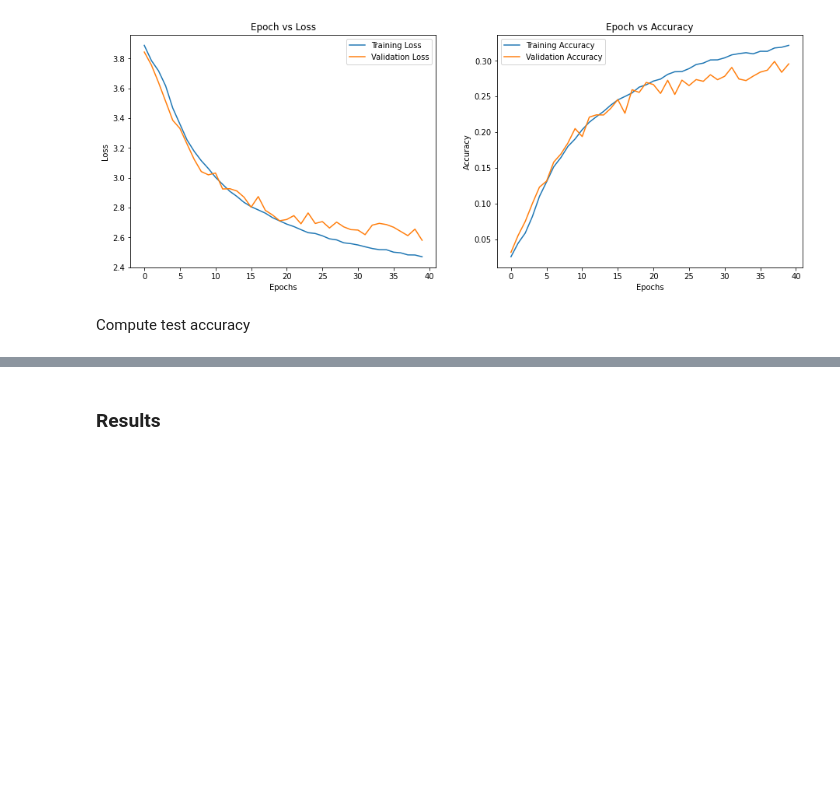
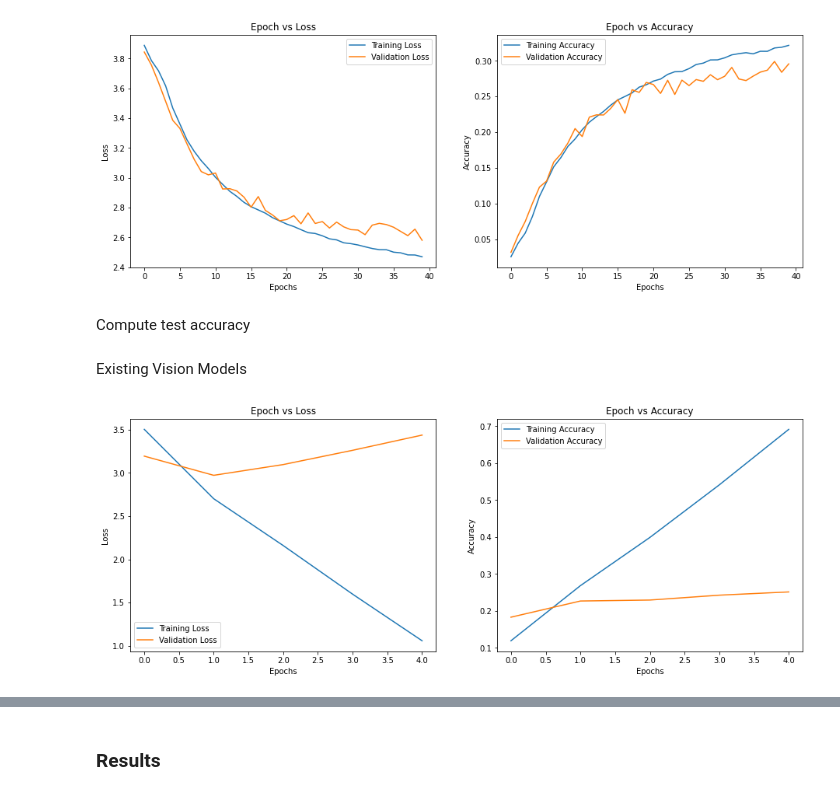
Before and after one commit to osimon8/GeoGuessrGuessr, a Jupyter notebook: notebook.ipynb, the cells around one changed output, grey strips where cells are left out. Drawn from its saved outputs; the diff is of its cells as text; code cells hidden in the pictures; blank space fills up the shorter version.

```diff
--- a/notebook.ipynb
+++ b/notebook.ipynb
@@ -598,3 +598,23 @@ def plot_acc_by_state(accs, sorted=True, title=None, show_avg=True, k=0):
         plt.title(title)
     plt.ylabel(ylab)
     plt.show()
+# %% [markdown]
+Existing Vision Models
+# %%
+model_ft = models.resnet18(pretrained=False)
+num_ftrs = model_ft.fc.in_features
+# Alternatively, it can be generalized to nn.Linear(num_ftrs, len(class_names)).
+
+model_ft.fc = nn.Linear(num_ftrs, 51)
+
+model_ft = model_ft.to(device)
+
+criterion = nn.CrossEntropyLoss()
+
+# Observe that all parameters are being optimized
+optimizer = torch.optim.SGD(model_ft.parameters(), lr=0.01, momentum=0.9)
+# %%
+train_loss, train_acc, validation_loss, validation_acc = train2(model_ft, device, train_data_loader, test_loader, 5, criterion, optimizer)
+plot_loss_accuracy(train_loss, train_acc, validation_loss, validation_acc)
+# %% [output]
+[figure, added]
```
Also changed, not shown: parts of 9 cells of this notebook.
